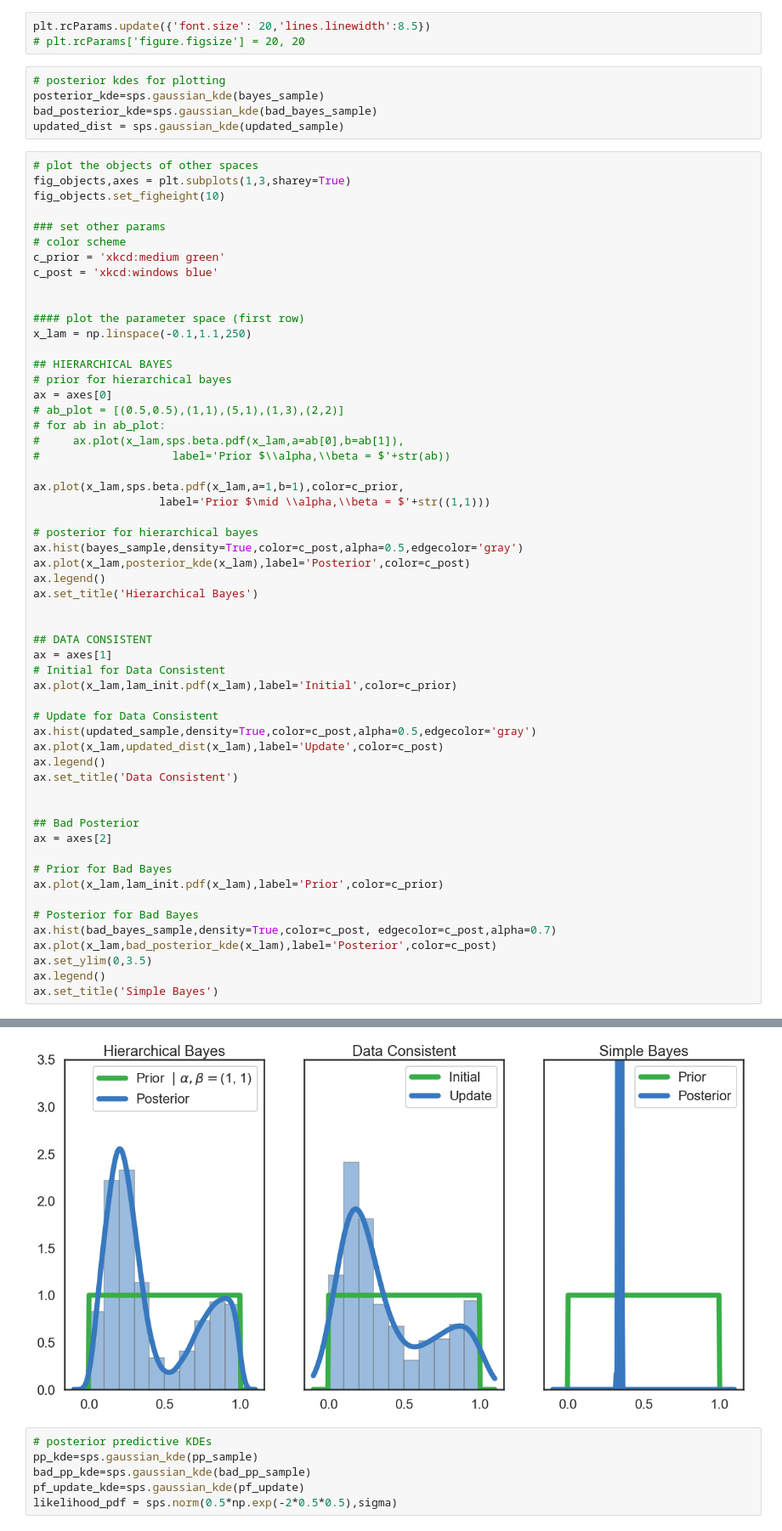
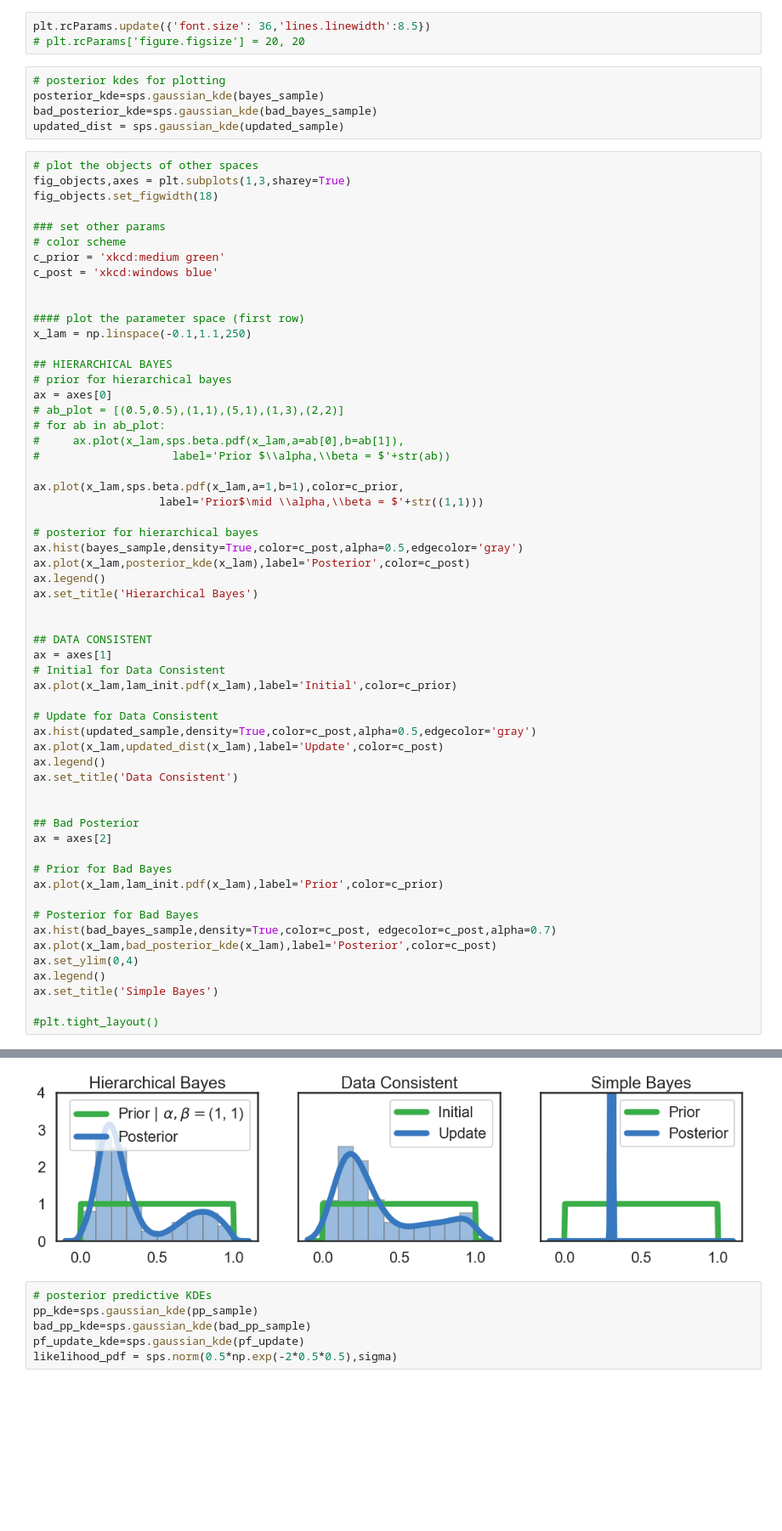
Before and after one commit to mathematicalmichael/jsm19, a Jupyter notebook: SIAM_CSE19_Poster-Distribution.ipynb, the cells around one changed output, grey strips where cells are left out. Shown at 85% size. Drawn from its saved outputs; the diff is of its cells as text; blank space fills up the shorter version.

Commit message:
update figures

```diff
--- a/SIAM_CSE19_Poster-Distribution.ipynb
+++ b/SIAM_CSE19_Poster-Distribution.ipynb
@@ -333,5 +334,5 @@ Text(4.0, 0.5, '$\\beta$')
 # %%
-plt.rcParams.update({'font.size': 20,'lines.linewidth':8.5})
+plt.rcParams.update({'font.size': 36,'lines.linewidth':8.5})
 # plt.rcParams['figure.figsize'] = 20, 20
 # %%
 # posterior kdes for plotting
@@ -341,7 +342,7 @@ updated_dist = sps.gaussian_kde(updated_sample)
 # %%
 # plot the objects of other spaces
 fig_objects,axes = plt.subplots(1,3,sharey=True)
-fig_objects.set_figheight(10)
+fig_objects.set_figwidth(18)
 
 ### set other params
 # color scheme
@@ -361,42 +362,44 @@ ax = axes[0]
 #                    label='Prior $\\alpha,\\beta = $'+str(ab))
 
 ax.plot(x_lam,sps.beta.pdf(x_lam,a=1,b=1),color=c_prior,
-                   label='Prior $\mid \\alpha,\\beta = $'+str((1,1)))
+                   label='Prior$\mid \\alpha,\\beta = $'+str((1,1)))
 
 # posterior for hierarchical bayes
 ax.hist(bayes_sample,density=True,color=c_post,alpha=0.5,edgecolor='gray')
 ax.plot(x_lam,posterior_kde(x_lam),label='Posterior',color=c_post)
 ax.legend()
 ax.set_title('Hierarchical Bayes')
 
 
 ## DATA CONSISTENT
 ax = axes[1]
 # Initial for Data Consistent
 ax.plot(x_lam,lam_init.pdf(x_lam),label='Initial',color=c_prior)
 
 # Update for Data Consistent
 ax.hist(updated_sample,density=True,color=c_post,alpha=0.5,edgecolor='gray')
 ax.plot(x_lam,updated_dist(x_lam),label='Update',color=c_post)
 ax.legend()
 ax.set_title('Data Consistent')
 
 
 ## Bad Posterior
 ax = axes[2]
 
 # Prior for Bad Bayes
 ax.plot(x_lam,lam_init.pdf(x_lam),label='Prior',color=c_prior)
 
 # Posterior for Bad Bayes
 ax.hist(bad_bayes_sample,density=True,color=c_post, edgecolor=c_post,alpha=0.7)
 ax.plot(x_lam,bad_posterior_kde(x_lam),label='Posterior',color=c_post)
-ax.set_ylim(0,3.5)
+ax.set_ylim(0,4)
 ax.legend()
 ax.set_title('Simple Bayes')
+
+#plt.tight_layout()
 # %% [output]
 Text(0.5, 1.0, 'Simple Bayes')
-[figure, old version]
+[figure, new version]
 # %%
 # posterior predictive KDEs
 pp_kde=sps.gaussian_kde(pp_sample)
```
Also changed, not shown: parts of 15 cells of this notebook, 4 other files.
